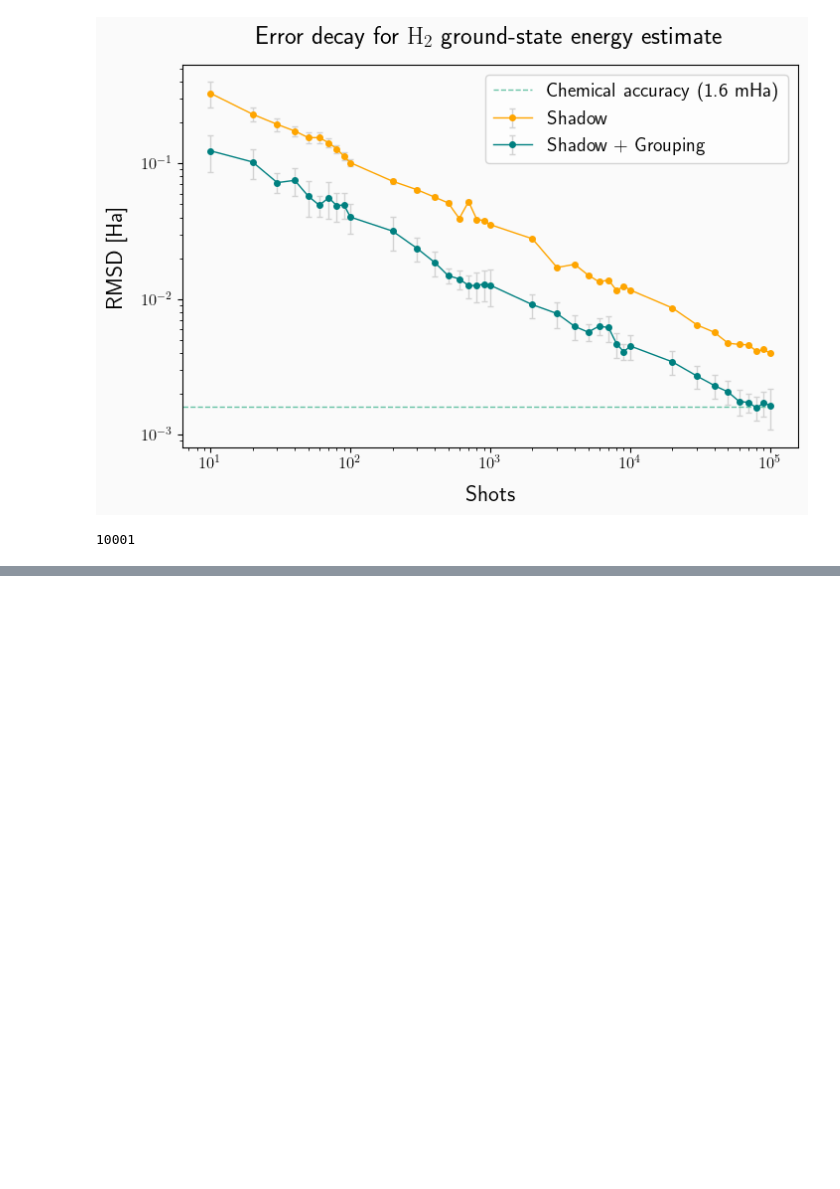
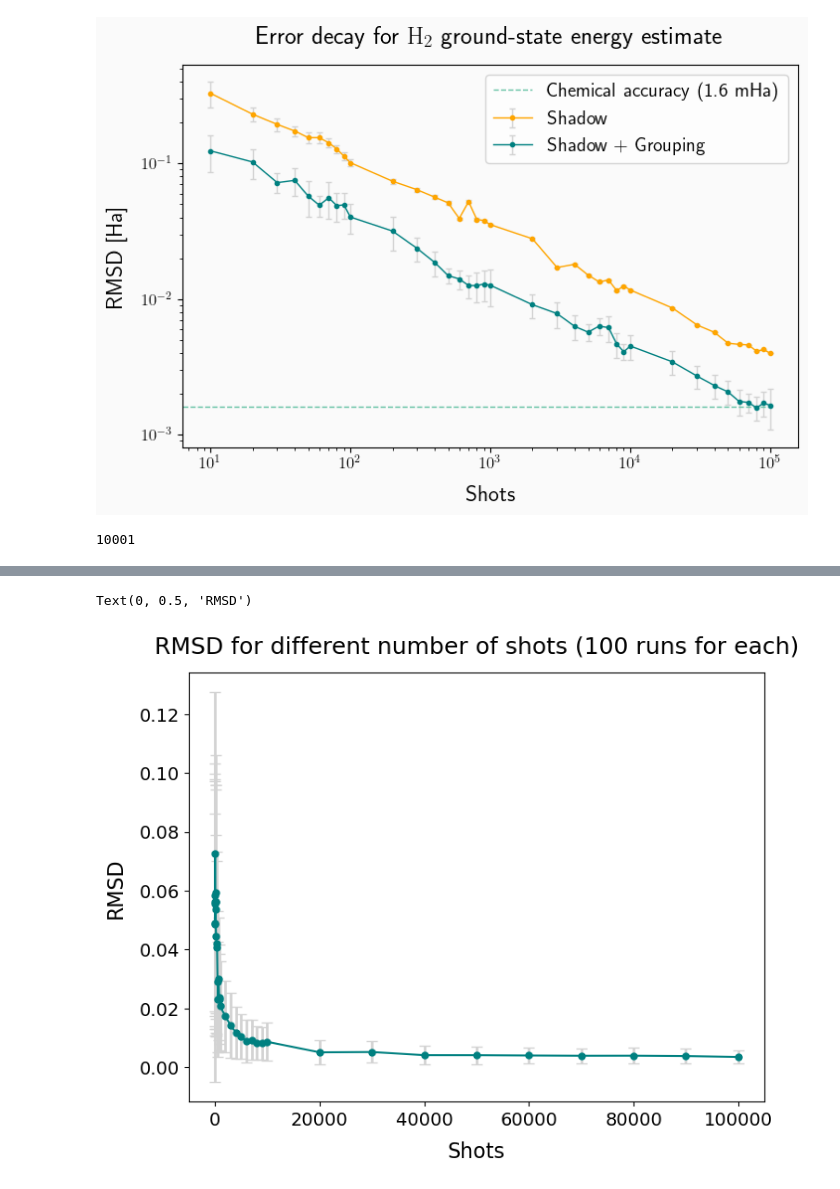
Before and after one commit to Marshhall/Physics_Thesis, a Jupyter notebook: shadow_grouping.ipynb, the cells around one changed output, grey strips where cells are left out. Saved outputs shown, nothing was run; the diff lists cells and outputs as text; code cells hidden in the pictures; blank space fills up the shorter version.

```diff
--- a/shadow_grouping.ipynb
+++ b/shadow_grouping.ipynb
@@ -1523,0 +1524,5 @@ len(np.arange(-1, 10000))
+# %%
+LiHdatasets = qml.data.load("qchem", molname="LiH", basis="STO-3G")
+# H2datasets = qml.data.load("qchem", molname="NH3", bondlength=1.013, basis="STO-3G")
+LiHdata = LiHdatasets[0]
+LiH_ham = LiHdata.hamiltonian
@@ -1523,0 +1549,14 @@ len(np.arange(-1, 10000))
+# %%
+id_coefs = []
+non_id_coefs = []
+non_id_ops = []
+for i in range(len(LiH_ham.coeffs)):
+    if isinstance(LiH_ham.ops[i], qml.Identity):
+        id_coefs.append(LiH_ham.coeffs[i])
+    else:
+        non_id_coefs.append(LiH_ham.coeffs[i])
+        non_id_ops.append(LiH_ham.ops[i])
+
+LiH_ham_formatted = qml.Hamiltonian(non_id_coefs, non_id_ops)
+print("Id coef:", id_coefs)
+print("Non-idle part of H:", LiH_ham_formatted)
@@ -1523,0 +1660,22 @@ len(np.arange(-1, 10000))
+# %%
+# Use LaTeX for text rendering
+plt.rcParams['text.usetex'] = False
+plt.rcParams['font.size'] = 14
+plt.rcParams['axes.labelsize'] = 16
+plt.rcParams['axes.titlesize'] = 18
+plt.rcParams['xtick.labelsize'] = 14
+plt.rcParams['ytick.labelsize'] = 14
+
+# Create figure
+fig, ax = plt.subplots(figsize=(8,6))
+
+# Plot with error bars
+ax.errorbar(n_shotss, rmsds, yerr=std_dev, fmt='o-', color="teal", ecolor='lightgray', elinewidth=2, capsize=4, markersize=5)
+
+# Titles and labels
+ax.set_title(f"RMSD for different number of shots ({number_of_runs} runs for each)", pad=15)
+ax.set_xlabel("Shots", labelpad=10)
+ax.set_ylabel("RMSD", labelpad=10)
+# %% [output]
+Text(0, 0.5, 'RMSD')
+[figure, added]
```
Also changed, not shown: parts of 25 cells of this notebook, 13 other files.
